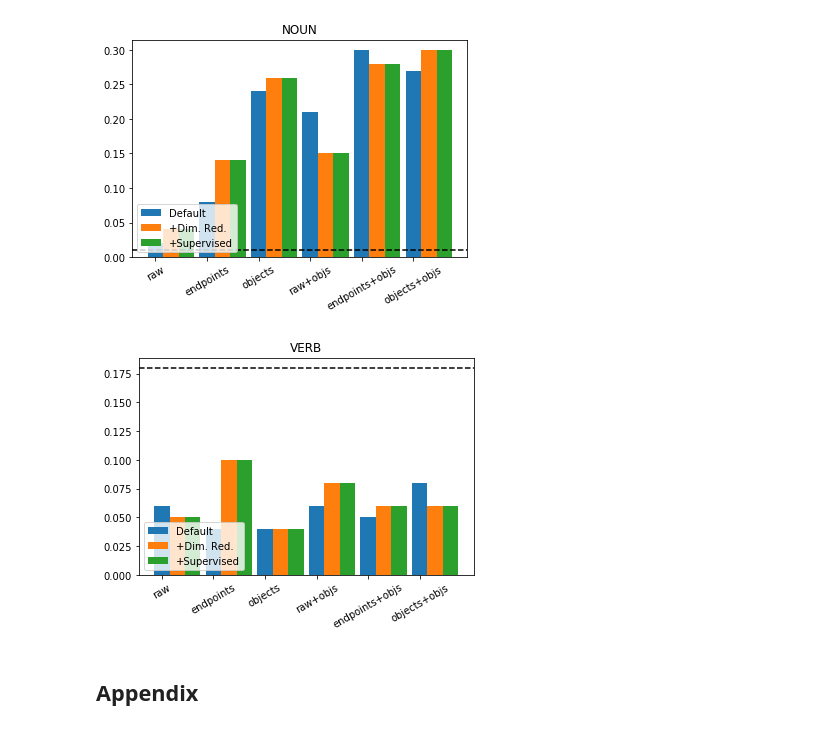
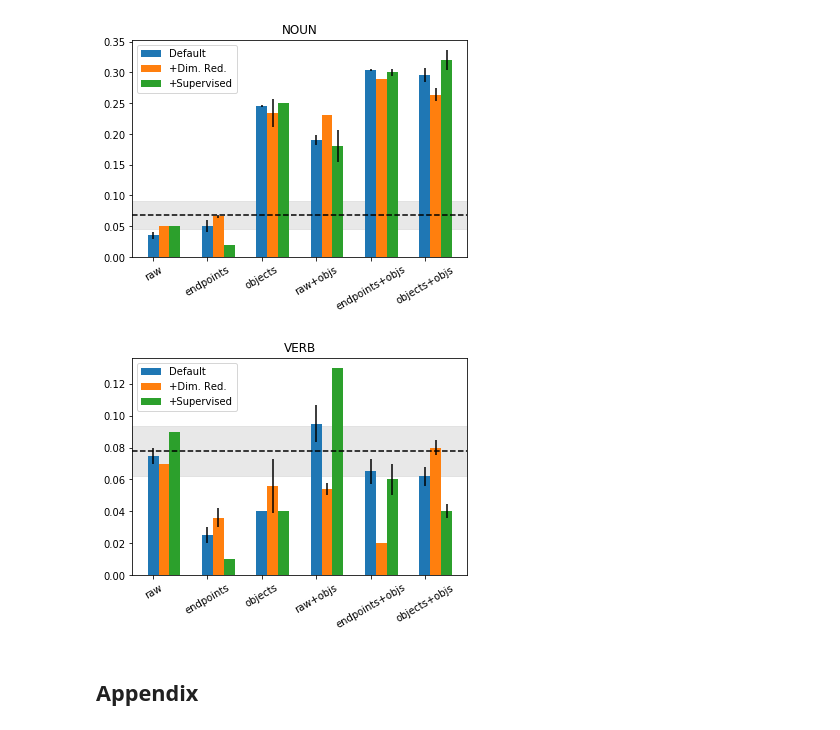
Before and after one commit to epavlick/gaila, a Jupyter notebook: plot_exp_results.ipynb, the cells around one changed output. Cells and saved outputs as stored; diff of their text form; code cells hidden in the pictures.

```diff
--- a/plot_exp_results.ipynb
+++ b/plot_exp_results.ipynb
@@ -4,8 +4,8 @@ import seaborn as sns
 import numpy as np
 import matplotlib.pyplot as plt
 
-def jitter():
-    return np.random.uniform(-0.01, 0.01)
+def jitter(k=1):
+    return np.random.uniform(-0.005, 0.005, size=k)
 
 prop_cycle = plt.rcParams['axes.prop_cycle']
 colors = prop_cycle.by_key()['color']
@@ -54,43 +66,60 @@ for pos in ["NOUN", "VERB"]:
 # %%
 split = "dev"
 W = 1
 k = 2
 idx = 1
 for pos in ["NOUN", "VERB"]:
 
     M = df.loc[(df['pos'] == pos) & (df['split'] == split)]
 
-    rand_macro = M[M["mode"] == "random"]["macro"].item()
-    rand_micro = M[M["mode"] == "random"]["micro"].item()
+    rand_macro = M[M["mode"] == "random"]["macro"]
+
+    plt.axhline(rand_macro.mean(), color='k', ls='--')
+    plt.axhspan(rand_macro.mean()-rand_macro.sem(),
+                rand_macro.mean()+rand_macro.sem(), color='lightgray', alpha=0.5)
 
     M = M.loc[(M["k"] == k) & (M['window'] == W)]
 
-    withouts = []
-    withs = []
-    sups = []
+    withouts = [[],[]]
+    withs = [[],[]]
+    sups50 = [[],[]]
+    sups = [[],[]]
     lbls = []
     for obj in [False, True]:
         for i, mode in enumerate(["raw", "endpoints", "objects"]):
             m = M.loc[(M['mode'] == mode) & (M['obj'] == obj)]
             mk = 'o' if obj else 'x'
             lbls.append(mode+"+objs" if obj else mode)
-            withouts.append(m[m["reduce"] == "None"]["macro"].item())
-            withs.append(m.loc[(m["reduce"] == "50") &
-                               (m["supervised"] == False)]["macro"].item())
-            sups.append(m.loc[(m["reduce"] == "50") &
-                               (m["supervised"] == True)]["macro"].item())
+            withouts[0].append(m[m["reduce"] == "None"]["macro"].mean())
+            withouts[1].append(m[m["reduce"] == "None"]["macro"].sem())
+            withs[0].append(m.loc[(m["reduce"] == "50") &
+                               (m["supervised"] == False)]["macro"].mean())
+            withs[1].append(m.loc[(m["reduce"] == "50") &
+                               (m["supervised"] == False)]["macro"].sem())
+            sups50[0].append(m.loc[(m["reduce"] == "50") &
+                               (m["supervised"] == True)]["macro"].mean())
+            sups50[1].append(m.loc[(m["reduce"] == "50") &
+                               (m["supervised"] == True)]["macro"].sem())
+            sups[0].append(m.loc[(m["reduce"] == "None") &
+                               (m["supervised"] == True)]["macro"].mean())
+            sups[1].append(m.loc[(m["reduce"] == "None") &
+                               (m["supervised"] == True)]["macro"].sem())
 
-    plt.axhline(rand_macro, color='k', ls='--')
-    plt.bar(np.arange(len(withouts)), withouts, width=0.3, label="Default")
-    plt.bar(np.arange(len(withouts))+0.3, withs, width=0.3, label="+Dim. Red.")
-    plt.bar(np.arange(len(withouts))+0.6, withs, width=0.3, label="+Supervised")
+    plt.bar(np.arange(len(withouts[0])), withouts[0],
+            width=0.2, label="Default", yerr=withouts[1])
+    plt.bar(np.arange(len(withouts[0]))+0.2, withs[0],
+            width=0.2, label="+Dim. Red.", yerr=withs[1])
+    plt.bar(np.arange(len(withouts[0]))+0.4, sups50[0],
+            width=0.2, label="+Supervised", yerr=sups50[1])
+    #plt.bar(np.arange(len(withouts[0]))+0.6, sups[0],
+    #        width=0.2, label="+Supervised N-1", yerr=sups[1])
     plt.xticks(np.arange(len(lbls)), lbls, rotation=30)
-    plt.legend(loc="lower left")
+    plt.legend(loc="upper left")
     plt.title(pos)
     plt.show()
 # %% [output]
-[figure, old version]
+[figure, new version]
-[figure, old version]
+[figure, new version]
 # %% [markdown]
 ## Appendix
 # %%
```
Also changed, not shown: parts of 2 cells of this notebook, 1 other file.
